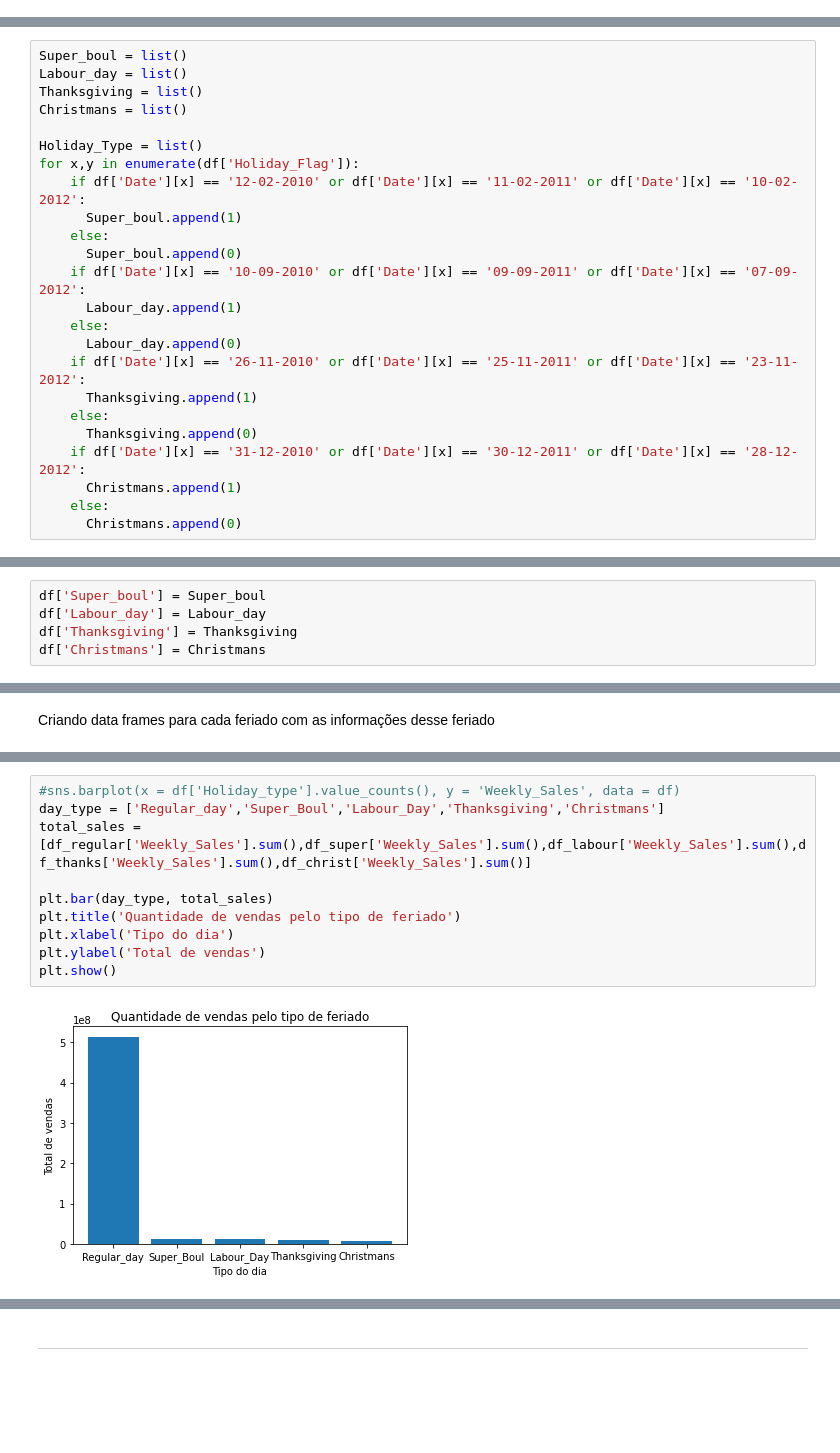
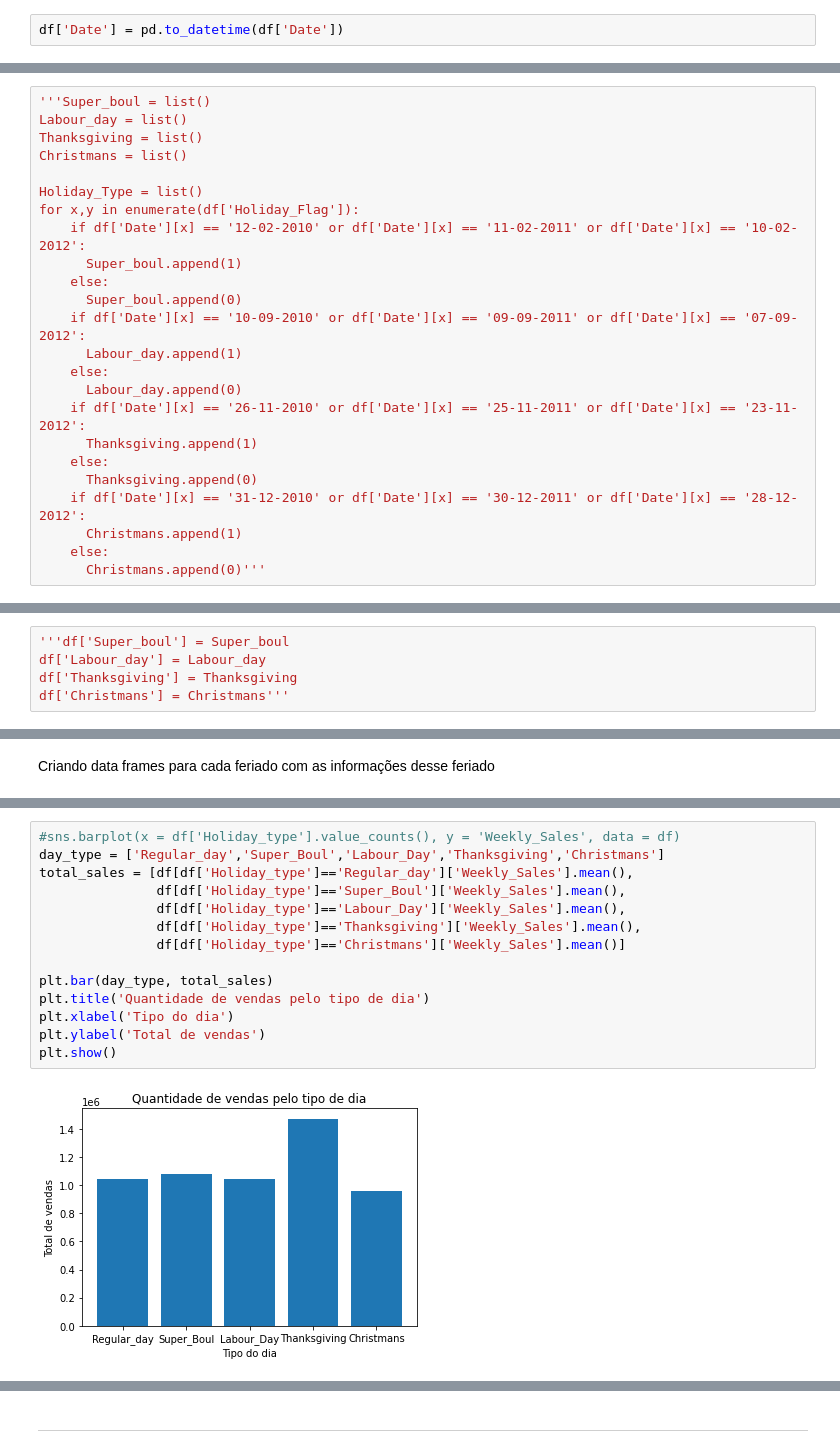
Before and after one commit to GingerLeh/deliverable-2, a Jupyter notebook: deliverable2_003.ipynb, the cells around one changed output, grey strips where cells are left out. Cells and saved outputs as stored; diff of their text form; blank space fills up the shorter version.

```diff
--- a/deliverable2_003.ipynb
+++ b/deliverable2_003.ipynb
@@ -96,6 +92,8 @@ Criando a coluna ***Holiday_Type***
 len(Holiday_Type)
 # %% [output]
 6435
+# %%
+df['Date'] = pd.to_datetime(df['Date'])
 # %%
 df['Holiday_type'] = Holiday_Type
 # %%
@@ -121,7 +119,7 @@ Arrumar o codigo para ficar menor e mais eficiente
 
 FIzemos um retrabalho aqui!!!!!!
 # %%
-Super_boul = list()
+'''Super_boul = list()
 Labour_day = list()
 Thanksgiving = list()
 Christmans = list()
@@ -143,4 +141,4 @@ for x,y in enumerate(df['Holiday_Flag']):
     if df['Date'][x] == '31-12-2010' or df['Date'][x] == '30-12-2011' or df['Date'][x] == '28-12-2012':
       Christmans.append(1)
     else:
-      Christmans.append(0)
+      Christmans.append(0)'''
@@ -174,5 +174,5 @@ len(Super_boul),len(Labour_day),len(Thanksgiving),len(Christmans)
 # %%
-df['Super_boul'] = Super_boul
+'''df['Super_boul'] = Super_boul
 df['Labour_day'] = Labour_day
 df['Thanksgiving'] = Thanksgiving
-df['Christmans'] = Christmans
+df['Christmans'] = Christmans'''
@@ -331,12 +353,16 @@ grafico de barras comparando os feriados
 # %%
 #sns.barplot(x = df['Holiday_type'].value_counts(), y = 'Weekly_Sales', data = df)
 day_type = ['Regular_day','Super_Boul','Labour_Day','Thanksgiving','Christmans']
-total_sales = [df_regular['Weekly_Sales'].sum(),df_super['Weekly_Sales'].sum(),df_labour['Weekly_Sales'].sum(),df_thanks['Weekly_Sales'].sum(),df_christ['Weekly_Sales'].sum()]
+total_sales = [df[df['Holiday_type']=='Regular_day']['Weekly_Sales'].mean(),
+               df[df['Holiday_type']=='Super_Boul']['Weekly_Sales'].mean(),
+               df[df['Holiday_type']=='Labour_Day']['Weekly_Sales'].mean(),
+               df[df['Holiday_type']=='Thanksgiving']['Weekly_Sales'].mean(),
+               df[df['Holiday_type']=='Christmans']['Weekly_Sales'].mean()]
 
 plt.bar(day_type, total_sales)
-plt.title('Quantidade de vendas pelo tipo de feriado')
+plt.title('Quantidade de vendas pelo tipo de dia')
 plt.xlabel('Tipo do dia')
 plt.ylabel('Total de vendas')
 plt.show()
 # %% [output]
-[figure, old version]
+[figure, new version]
```
Also changed, not shown: parts of 63 cells of this notebook.
